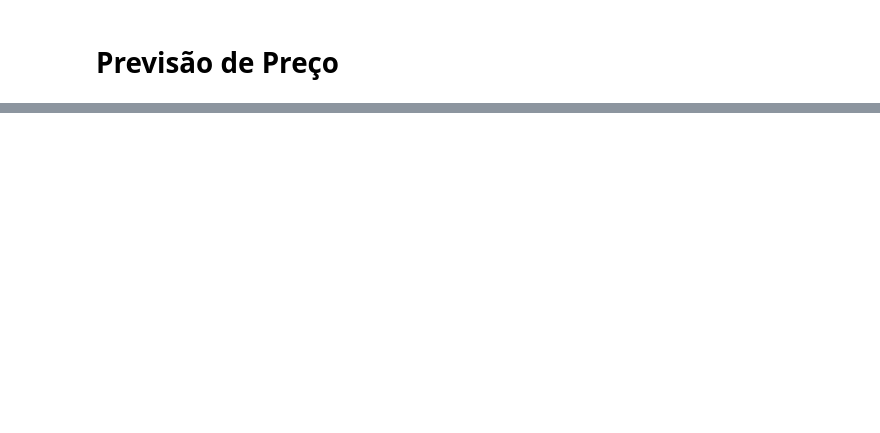
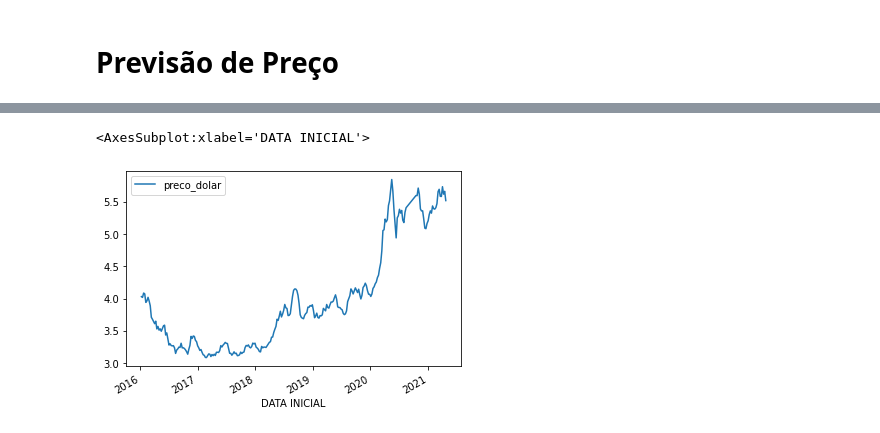
Before and after one commit to oliveira-chr/Gasolina-Petroleo-Dataset, a Jupyter notebook: Inteligencia Artificial/notebook/Inteligencia artificial.ipynb, the cells around one changed output, grey strips where cells are left out. Cells and saved outputs as stored; diff of their text form; code cells hidden in the pictures; blank space fills up the shorter version.

```diff
--- a/Inteligencia Artificial/notebook/Inteligencia artificial.ipynb
+++ b/Inteligencia Artificial/notebook/Inteligencia artificial.ipynb
@@ -176,0 +340,5 @@ rates_df
+# %%
+df_final[["preco_dolar"]].plot()
+# %% [output]
+<AxesSubplot:xlabel='DATA INICIAL'>
+[figure, added]
```
Also changed, not shown: parts of 15 cells of this notebook.
